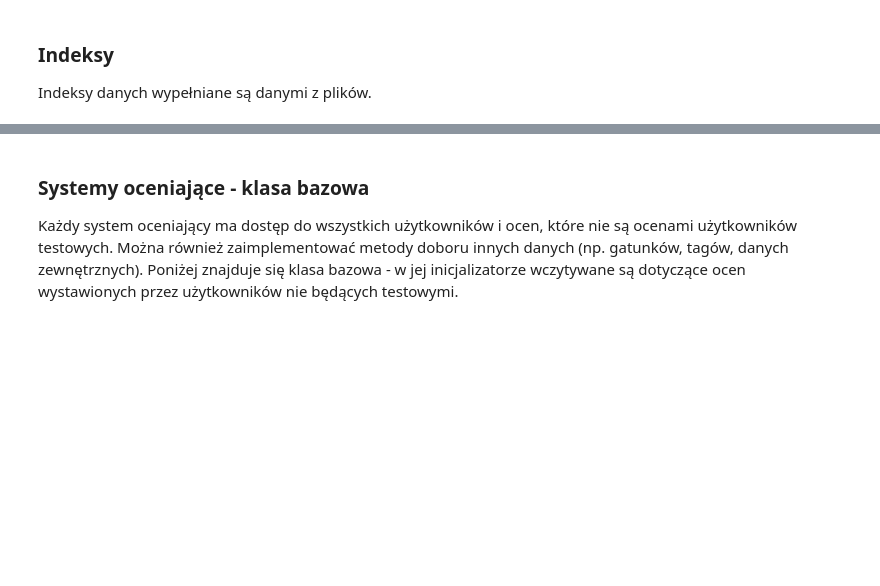
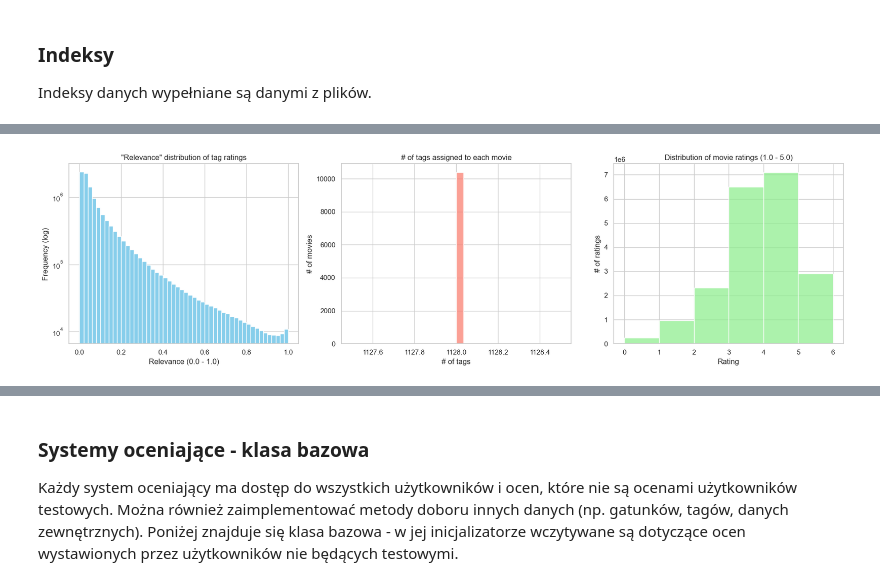
Before and after one commit to dudenzz/eksploracja_problem1, a Jupyter notebook: judge.ipynb, the cells around one changed output, grey strips where cells are left out. Drawn from its saved outputs; the diff is of its cells as text; code cells hidden in the pictures; blank space fills up the shorter version.

```diff
--- a/judge.ipynb
+++ b/judge.ipynb
@@ -29,10 +29,15 @@ class Movie:
         self.name = name
         self.ratings = []
         self.genres = []
+        self.genome_scores = {}
         Movie.index[id] = self
         Movie.name_index[name] = self
+
     def add_rating(self, rating):
         self.ratings.append(rating)
+
+    def add_genome_score(self, tag_id, relevance):
+        self.genome_scores[tag_id] = relevance
 
 
 class User:
@@ -41,9 +46,11 @@ class User:
         self.id = id
         self.ratings = {}
         User.index[id] = self
+
     def add_rating(self, movie, rating):
         movie.add_rating(rating)
         self.ratings[movie.id] = rating
+
     def __str__(self):
         str_bldr = f'{self.id}'
         return str_bldr
@@ -52,12 +59,20 @@ class User:
 
 Indeksy danych wypełniane są danymi z plików.
 # %%
-
 with open('data/movie.csv', encoding='utf-8') as file:
     csv_reader = csv.reader(file)
     csv_reader.__next__()
     for line in csv_reader:
         Movie(int(line[0]), line[1])
+
+# Wczytywanie tagów (Genome Scores)
+with open('data/genome_scores.csv', encoding='utf-8') as file:
+    csv_reader = csv.reader(file)
+    csv_reader.__next__()
+    for line in tqdm(csv_reader, total=11709768):
+        movie_id = int(line[0])
+        if movie_id in Movie.index:
+            Movie.index[movie_id].add_genome_score(int(line[1]), float(line[2]))
 
 with open('data/rating.csv', encoding='utf-8') as file:
     csv_reader = csv.reader(file)
@@ -68,0 +86,70 @@ with open('data/rating.csv', encoding='utf-8') as file:
+# %%
+import matplotlib.pyplot as plt
+import seaborn as sns
+import numpy as np
+
+sns.set_theme(style="whitegrid")
+print("EDA in progress... please hold\n")
+
+all_relevance_scores = []
+tags_per_movie = []
+movies_with_tags_count = 0
+
+for m_id, movie in Movie.index.items():
+    if movie.genome_scores:
+        movies_with_tags_count += 1
+        all_relevance_scores.extend(movie.genome_scores.values())
+        tags_per_movie.append(len(movie.genome_scores))
+
+all_relevance_scores = np.array(all_relevance_scores)
+
+print(f"# movies with tags: {movies_with_tags_count} (with {len(Movie.index)} total movies)")
+if len(all_relevance_scores) > 0:
+    print(f"# of loaded tag ratings: {len(all_relevance_scores)}")
+    print(f"Average 'relevance' value: {np.mean(all_relevance_scores):.4f}")
+    print(f"Median 'relevance' value: {np.median(all_relevance_scores):.4f}")
+    print(f"Standard deviation: {np.std(all_relevance_scores):.4f}")
+
+all_ratings = []
+for u_id, user in User.index.items():
+    all_ratings.extend(user.ratings.values())
+all_ratings = np.array(all_ratings)
+
+print(f"# of loaded user ratings: {len(all_ratings)}")
+print(f"Average rating: {np.mean(all_ratings):.2f}")
+
+fig, axes = plt.subplots(1, 3, figsize=(18, 5))
+axes[0].hist(all_relevance_scores, bins=50, color='skyblue', log=True, edgecolor='white')
+axes[0].set_title('"Relevance" distribution of tag ratings')
+axes[0].set_xlabel('Relevance (0.0 - 1.0)')
+axes[0].set_ylabel('Frequency (log)')
+
+sns.histplot(tags_per_movie, bins=30, ax=axes[1], color='salmon')
+axes[1].set_title('# of tags assigned to each movie')
+axes[1].set_xlabel('# of tags')
+axes[1].set_ylabel('# of movies')
+
+sns.histplot(all_ratings, bins=10, ax=axes[2], color='lightgreen', discrete=True)
+axes[2].set_title('Distribution of movie ratings (1.0 - 5.0)')
+axes[2].set_xlabel('Rating')
+axes[2].set_ylabel('# of ratings')
+
+plt.tight_layout()
+plt.show()
+
+movie_id_to_check = 1
+if movie_id_to_check in Movie.index and Movie.index[movie_id_to_check].genome_scores:
+    print(f"\nSANITY CHECK: '{Movie.index[movie_id_to_check].name}'")
+
+    sorted_tags = sorted(Movie.index[movie_id_to_check].genome_scores.items(), key=lambda item: item[1], reverse=True)
+
+    print("Top 5 most relevant tags:")
+    for tag_id, relevance in sorted_tags[:5]:
+        print(f" - Tag ID: {tag_id}, Relevance: {relevance:.4f}")
+
+    print("\nTop 5 least relevant tags:")
+    for tag_id, relevance in sorted_tags[-5:]:
+        print(f" - Tag ID: {tag_id}, Relevance: {relevance:.4f}")
+else:
+    print("\nMovie not found or has no genome scores.")
+# %% [output]
@@ -68,0 +165 @@ with open('data/rating.csv', encoding='utf-8') as file:
+[figure, added]
```
Also changed, not shown: parts of 6 cells of this notebook.
